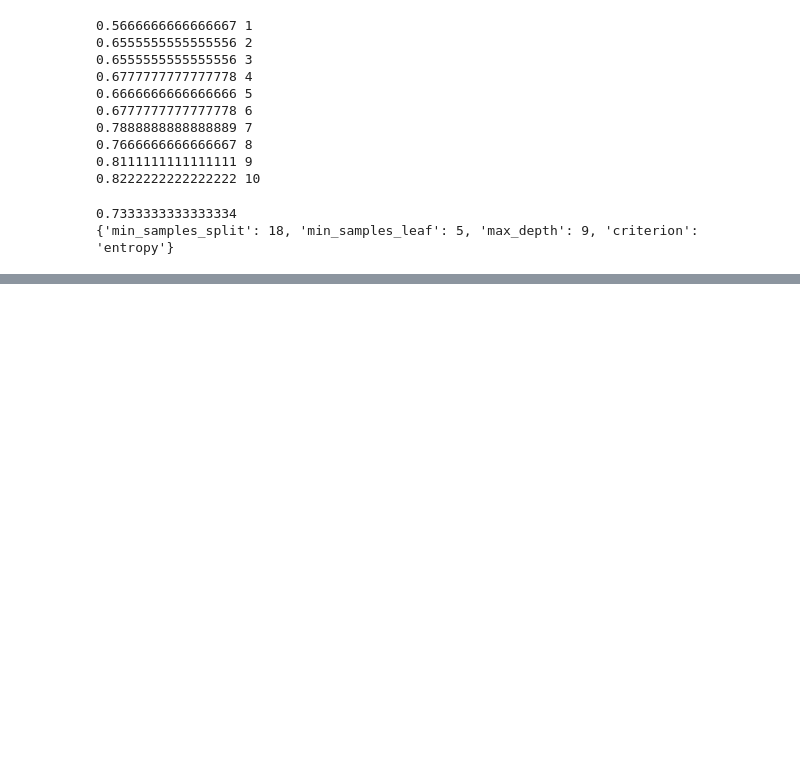
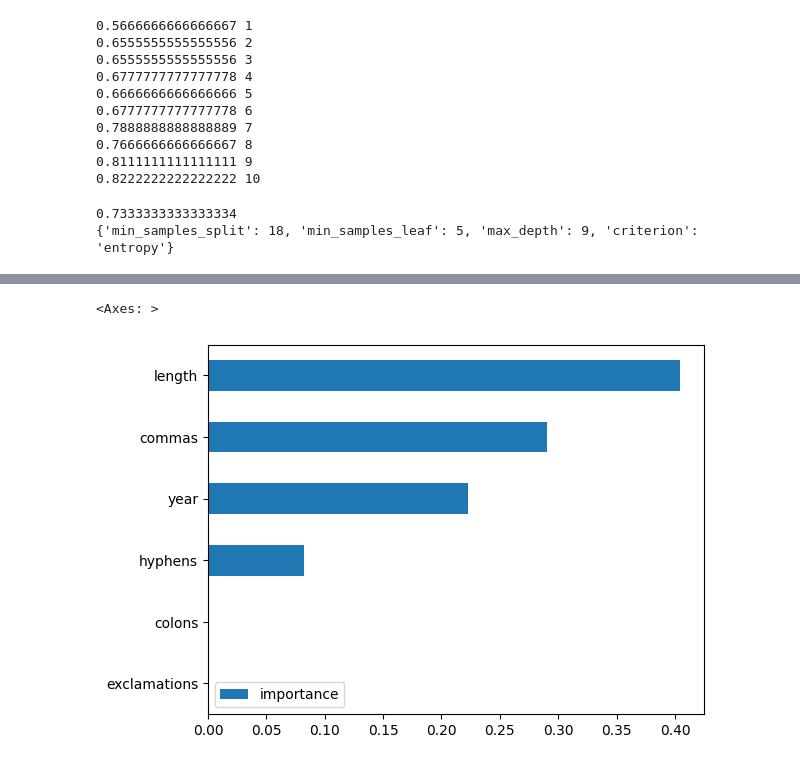
Before and after one commit to dexnay/big-data-2024-08, a Jupyter notebook: sklearn/decision_tree_ex_2.ipynb, the cells around one changed output, grey strips where cells are left out. Saved outputs shown, nothing was run; the diff lists cells and outputs as text; code cells hidden in the pictures; blank space fills up the shorter version.

```diff
--- a/sklearn/decision_tree_ex_2.ipynb
+++ b/sklearn/decision_tree_ex_2.ipynb
@@ -122,0 +145,6 @@ print(search.best_params_)
+# %%
+importances_df = pd.DataFrame(best_tree.feature_importances_, columns=['importance'], index=x.columns)
+importances_df.sort_values(by='importance').plot(kind='barh')
+# %% [output]
+<Axes: >
+[figure, added]
```
Also changed, not shown: parts of 1 cell of this notebook.
